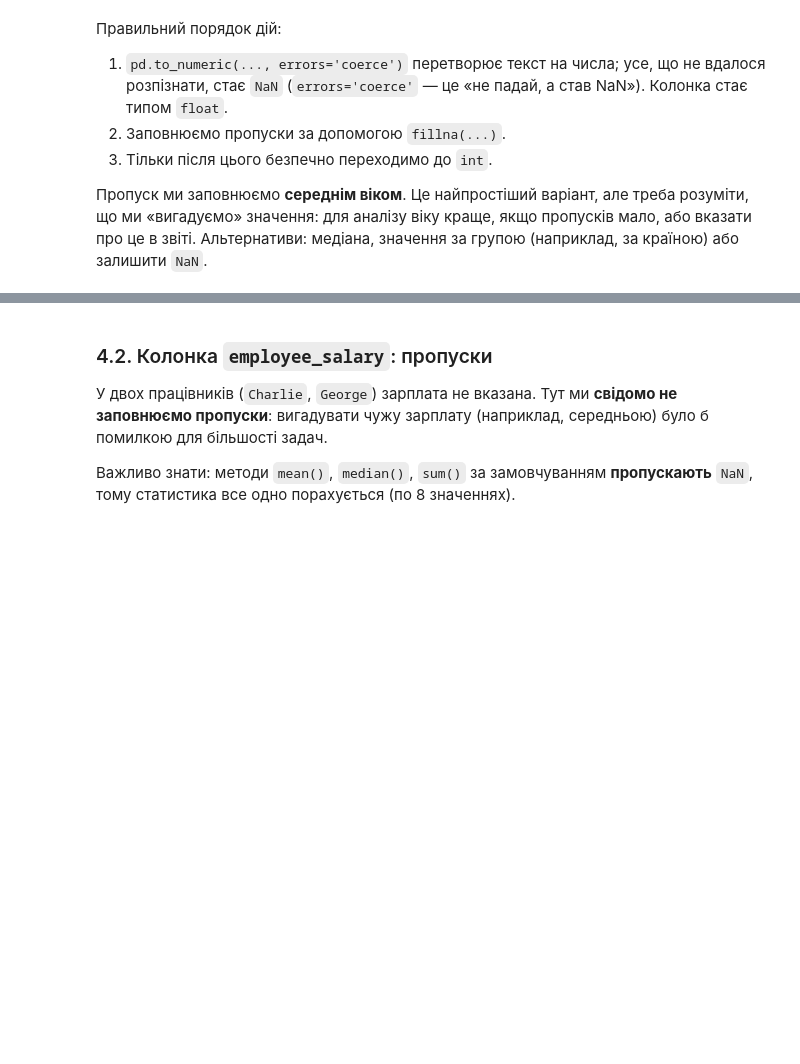
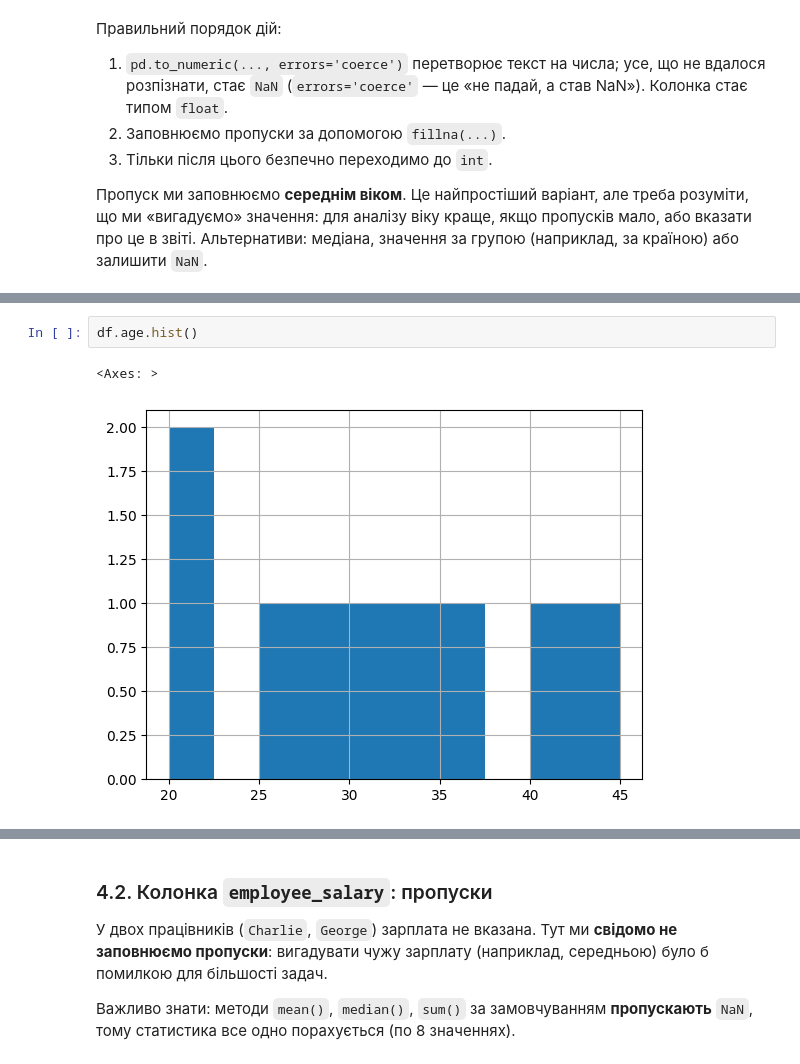
Before and after one commit to cpython-projects/da_27_07_2026, a Jupyter notebook: lesson_13.ipynb, the cells around one changed output, grey strips where cells are left out. Saved outputs shown, nothing was run; the diff lists cells and outputs as text; blank space fills up the shorter version.

```diff
--- a/lesson_13.ipynb
+++ b/lesson_13.ipynb
@@ -329,2 +411,7 @@ df
+# %%
+df.age.hist()
+# %% [output]
+<Axes: >
+[figure, added]
 # %%
 df['age'] = df.age.fillna(df.age.mean())   # середнє = 31.44..., у int стане 31
```
Also changed, not shown: parts of 29 cells of this notebook.
